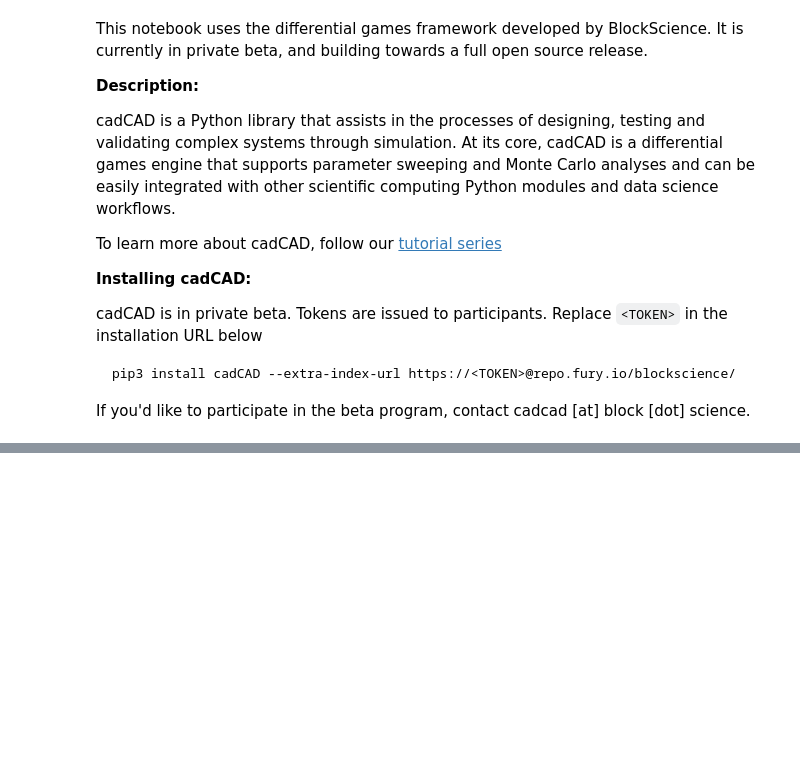
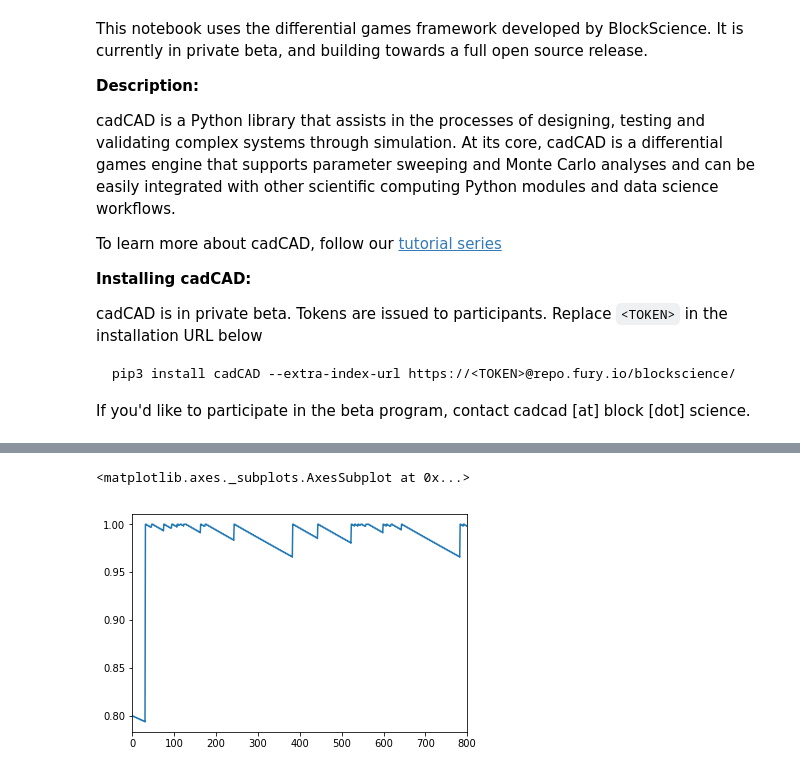
Before and after one commit to BlockScience/conviction, a Jupyter notebook: conviction_cadCAD.ipynb, the cells around one changed output, grey strips where cells are left out. Drawn from its saved outputs; the diff is of its cells as text; code cells hidden in the pictures; blank space fills up the shorter version.

```diff
--- a/conviction_cadCAD.ipynb
+++ b/conviction_cadCAD.ipynb
@@ -395,0 +624,5 @@ pos = nx.kamada_kawai_layout(nets[-1])
+# %%
+df.sentiment.plot()
+# %% [output]
+<matplotlib.axes._subplots.AxesSubplot at 0x...>
+[figure, added]
```
Also changed, not shown: parts of 47 cells of this notebook.
